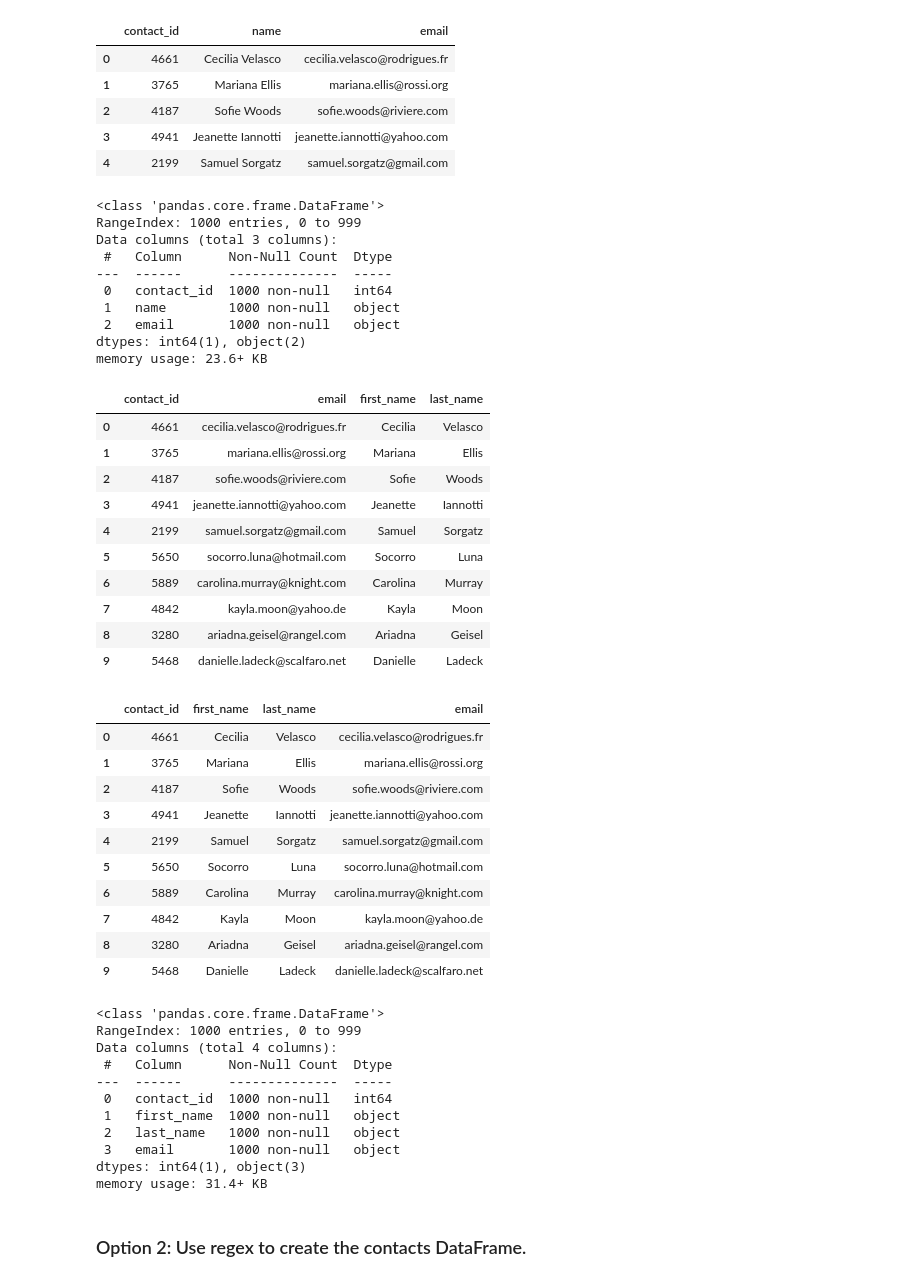
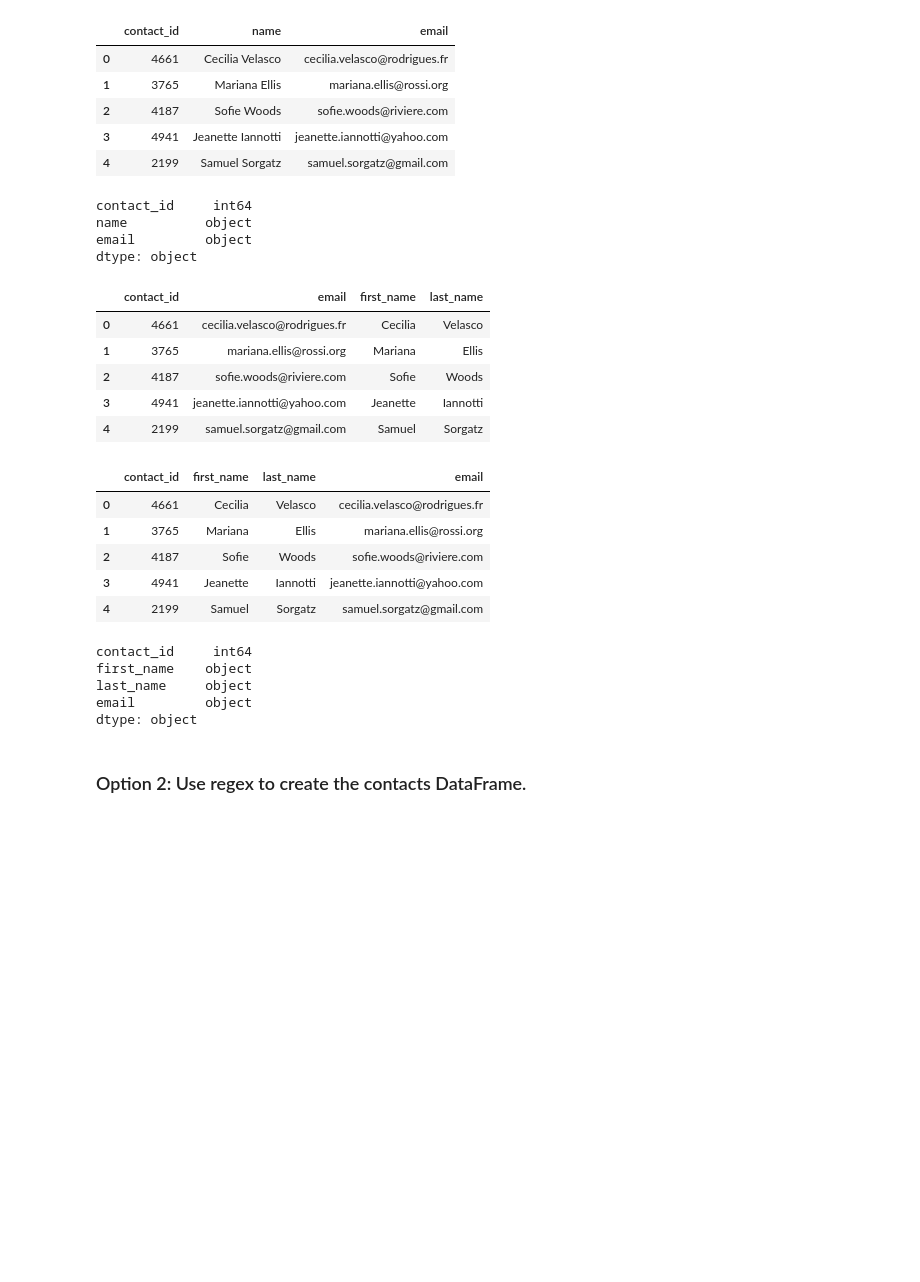
Before and after one commit to ernestosm23/Crowdfunding_ETL, a Jupyter notebook: Resources/ETL_Mini_Project_LSmith_DDas_SRahman_KReitema.ipynb, the cells around one changed output. Saved outputs shown, nothing was run; the diff lists cells and outputs as text; code cells hidden in the pictures; blank space fills up the shorter version.

```diff
--- a/Resources/ETL_Mini_Project_LSmith_DDas_SRahman_KReitema.ipynb
+++ b/Resources/ETL_Mini_Project_LSmith_DDas_SRahman_KReitema.ipynb
@@ -345,6 +352,11 @@ Then export the DataFrame as a `contacts.csv` CSV file.
 import json
 dict_values = []
 
+for i in range(len(contact_info_df)):
+    row_dict = json.loads(contact_info_df.iloc[i][0])
+    row_values = [v for k, v in list(row_dict.items())]
+    dict_values.append(row_values)
+
 
 # Print out the list of values for each row.
 print(dict_values)
@@ -353,6 +365,9 @@ print(dict_values)
 # %%
 # Create a contact_info DataFrame and add each list of values, i.e., each row
 # to the 'contact_id', 'name', 'email' columns.
+
+contact_df = pd.DataFrame(dict_values,columns = ['contact_id','name','email'])
+contact_df.head()
 # %% [output]
 |  | contact_id | name | email |
 | 0 | 4661 | Cecilia Velasco | cecilia.velasco@rodrigues.fr |
@@ -362,36 +377,29 @@ print(dict_values)
 | 4 | 2199 | Samuel Sorgatz | samuel.sorgatz@gmail.com |
 # %%
 # Check the datatypes.
+contact_df.dtypes
 # %% [output]
-<class 'pandas.core.frame.DataFrame'>
-RangeIndex: 1000 entries, 0 to 999
-Data columns (total 3 columns):
- #   Column      Non-Null Count  Dtype
----  ------      --------------  -----
- 0   contact_id  1000 non-null   int64
- 1   name        1000 non-null   object
- 2   email       1000 non-null   object
-dtypes: int64(1), object(2)
-memory usage: 23.6+ KB
+contact_id     int64
+name          object
+email         object
+dtype: object
 # %%
 # Create a "first"name" and "last_name" column with the first and last names from the "name" column.
-
-
+contact_df[['first_name', 'last_name']] = contact_df['name'].str.split(" ",expand=True)
 # Drop the contact_name column
+contact_df = contact_df[['contact_id','email','first_name','last_name']]
+contact_df.head()
 # %% [output]
 |  | contact_id | email | first_name | last_name |
 | 0 | 4661 | cecilia.velasco@rodrigues.fr | Cecilia | Velasco |
 | 1 | 3765 | mariana.ellis@rossi.org | Mariana | Ellis |
 | 2 | 4187 | sofie.woods@riviere.com | Sofie | Woods |
 | 3 | 4941 | jeanette.iannotti@yahoo.com | Jeanette | Iannotti |
 | 4 | 2199 | samuel.sorgatz@gmail.com | Samuel | Sorgatz |
-| 5 | 5650 | socorro.luna@hotmail.com | Socorro | Luna |
-| 6 | 5889 | carolina.murray@knight.com | Carolina | Murray |
-| 7 | 4842 | kayla.moon@yahoo.de | Kayla | Moon |
-| 8 | 3280 | ariadna.geisel@rangel.com | Ariadna | Geisel |
-| 9 | 5468 | danielle.ladeck@scalfaro.net | Danielle | Ladeck |
 # %%
 # Reorder the columns
+contact_df_clean = contact_df[['contact_id','first_name','last_name','email']]
+contact_df_clean.head()
 # %% [output]
 |  | contact_id | first_name | last_name | email |
 | 0 | 4661 | Cecilia | Velasco | cecilia.velasco@rodrigues.fr |
@@ -399,24 +407,14 @@ memory usage: 23.6+ KB
 | 2 | 4187 | Sofie | Woods | sofie.woods@riviere.com |
 | 3 | 4941 | Jeanette | Iannotti | jeanette.iannotti@yahoo.com |
 | 4 | 2199 | Samuel | Sorgatz | samuel.sorgatz@gmail.com |
-| 5 | 5650 | Socorro | Luna | socorro.luna@hotmail.com |
-| 6 | 5889 | Carolina | Murray | carolina.murray@knight.com |
-| 7 | 4842 | Kayla | Moon | kayla.moon@yahoo.de |
-| 8 | 3280 | Ariadna | Geisel | ariadna.geisel@rangel.com |
-| 9 | 5468 | Danielle | Ladeck | danielle.ladeck@scalfaro.net |
 # %%
 # Check the datatypes one more time before exporting as CSV file.
+contact_df_clean.dtypes
 # %% [output]
-<class 'pandas.core.frame.DataFrame'>
-RangeIndex: 1000 entries, 0 to 999
-Data columns (total 4 columns):
- #   Column      Non-Null Count  Dtype
----  ------      --------------  -----
- 0   contact_id  1000 non-null   int64
- 1   first_name  1000 non-null   object
- 2   last_name   1000 non-null   object
- 3   email       1000 non-null   object
-dtypes: int64(1), object(3)
-memory usage: 31.4+ KB
+contact_id     int64
+first_name    object
+last_name     object
+email         object
+dtype: object
 # %%
 # Export the DataFrame as a CSV file.
```
Also changed, not shown: parts of 2 cells of this notebook, 1 other file.
